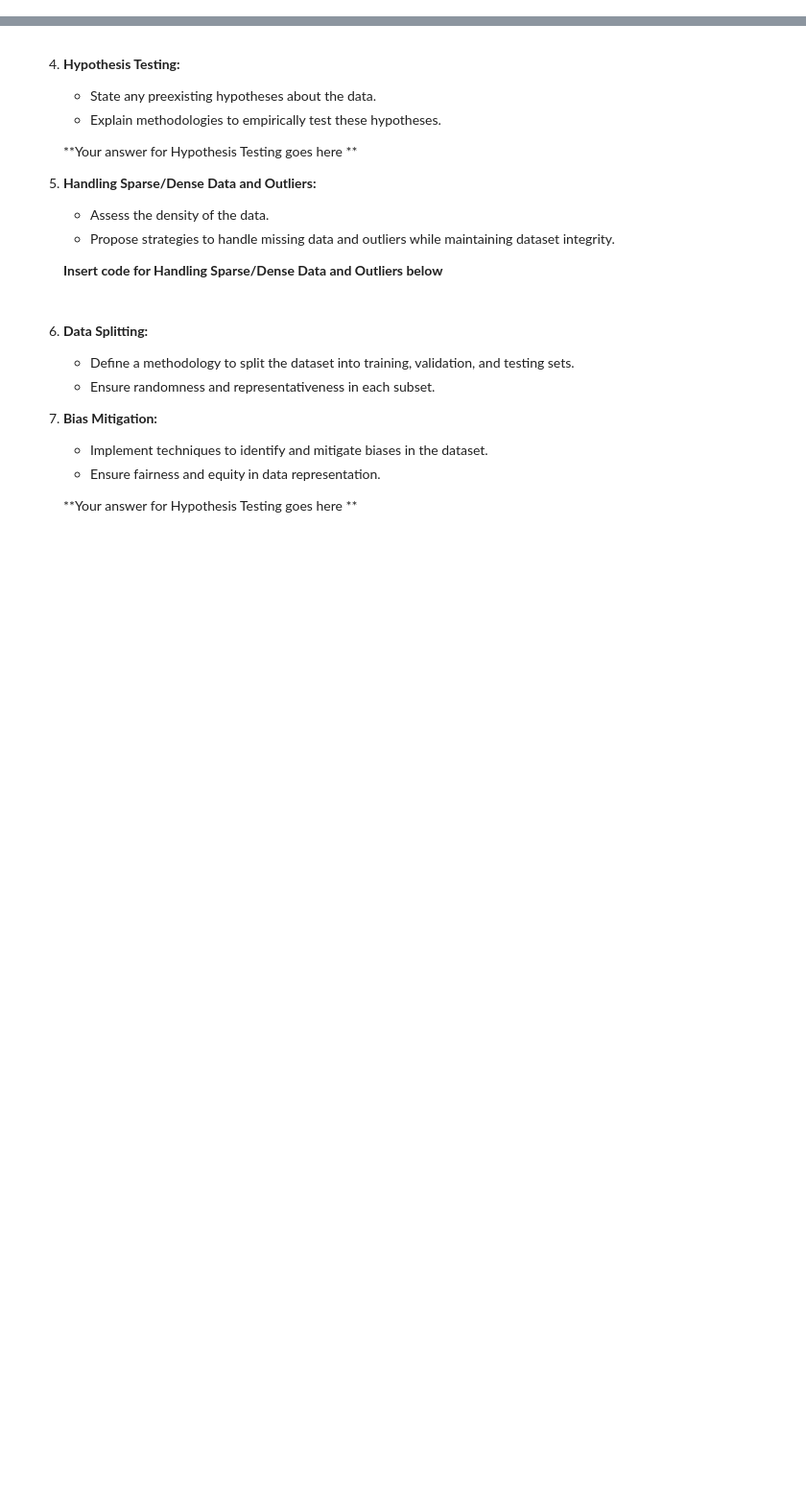
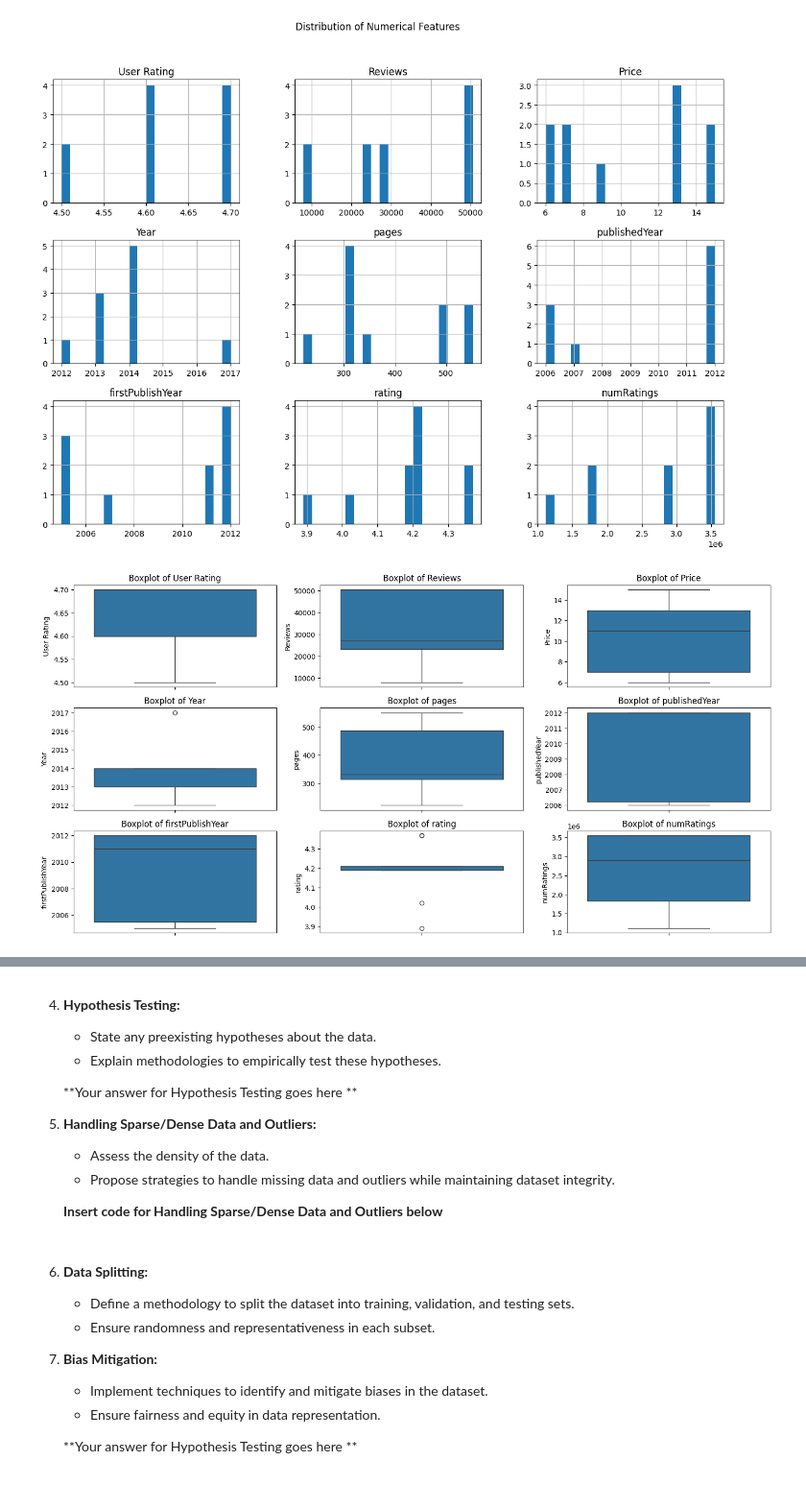
Before and after one commit to ZigaLarissa/data_preprocessing, a Jupyter notebook: ml_pipeline_Larissa_Bizimungu_data_preprocessing.ipynb, the cells around one changed output, grey strips where cells are left out. Shown: that part at 96% size. Drawn from its saved outputs; the diff is of its cells as text; code cells hidden in the pictures; blank space fills up the shorter version.

Commit message:
data exploration

```diff
--- a/ml_pipeline_Larissa_Bizimungu_data_preprocessing.ipynb
+++ b/ml_pipeline_Larissa_Bizimungu_data_preprocessing.ipynb
@@ -67,4 +67,14 @@ For new users or products, having data from multiple sources increases the chanc
 **9. Improved personalization:**
 With a broader dataset, you can create more refined user profiles and offer more personalized recommendations.
 # %%
-#insert code if necessary: No code necessary
+#The necessary codes
+
+import pandas as pd
+
+# Load the datasets
+df1 = pd.read_csv('datasets/dataset1.csv')
+df2 = pd.read_csv('datasets/dataset2.csv', encoding='latin1')
+
+# Inspect the data
+print("Dataset1")
+df1.head()
@@ -70,0 +103,8 @@ With a broader dataset, you can create more refined user profiles and offer more
+# %%
+# Merge the datasets on common columns (assuming 'Name' in df1 is the same as 'title' in df2, and 'Author' in df1 is the same as 'author' in df2)
+df_merged = pd.merge(df1, df2, left_on=['Name', 'Author'], right_on=['title', 'author'], how='inner')
+
+# Drop unnecessary columns to avoid repitition
+df_merged = df_merged.drop(columns=['title', 'author', 'authorLastFirst', 'ISBN', 'ISBN13'])
+
+df_merged.head()
@@ -86,2 +165,43 @@ With a broader dataset, you can create more refined user profiles and offer more
 # %%
 #Include plots for EDA
+import seaborn as sns
+import matplotlib.pyplot as plt
+
+# Distribution of numerical features
+numerical_features = ['User Rating', 'Reviews', 'Price', 'Year', 'pages', 'publishedYear', 'firstPublishYear', 'rating', 'numRatings']
+
+# Histograms
+df_merged[numerical_features].hist(figsize=(15, 10), bins=20)
+plt.suptitle('Distribution of Numerical Features')
+plt.show()
+
+# Boxplots
+plt.figure(figsize=(15, 10))
+for i, feature in enumerate(numerical_features):
+    plt.subplot(4, 3, i + 1)
+    sns.boxplot(df_merged[feature])
+    plt.title(f'Boxplot of {feature}')
+plt.tight_layout()
+plt.show()
+
+# Correlation heatmap
+plt.figure(figsize=(12, 10))
+corr_matrix = df_merged[numerical_features].corr()
+sns.heatmap(corr_matrix, annot=True, cmap='coolwarm')
+plt.title('Correlation Matrix of Numerical Features')
+plt.show()
+
+# Categorical feature analysis (example for 'Genre')
+plt.figure(figsize=(12, 6))
+df_merged['Genre'].value_counts().plot(kind='bar')
+plt.title('Frequency of Genres')
+plt.xlabel('Genre')
+plt.ylabel('Frequency')
+plt.show()
+
+# Summary statistics
+print("Summary statistics of numerical features:")
+print(df_merged[numerical_features].describe())
+# %% [output]
+[figure, added]
+[figure, added]
```
Also changed, not shown: parts of 7 cells of this notebook, 3 other files.
